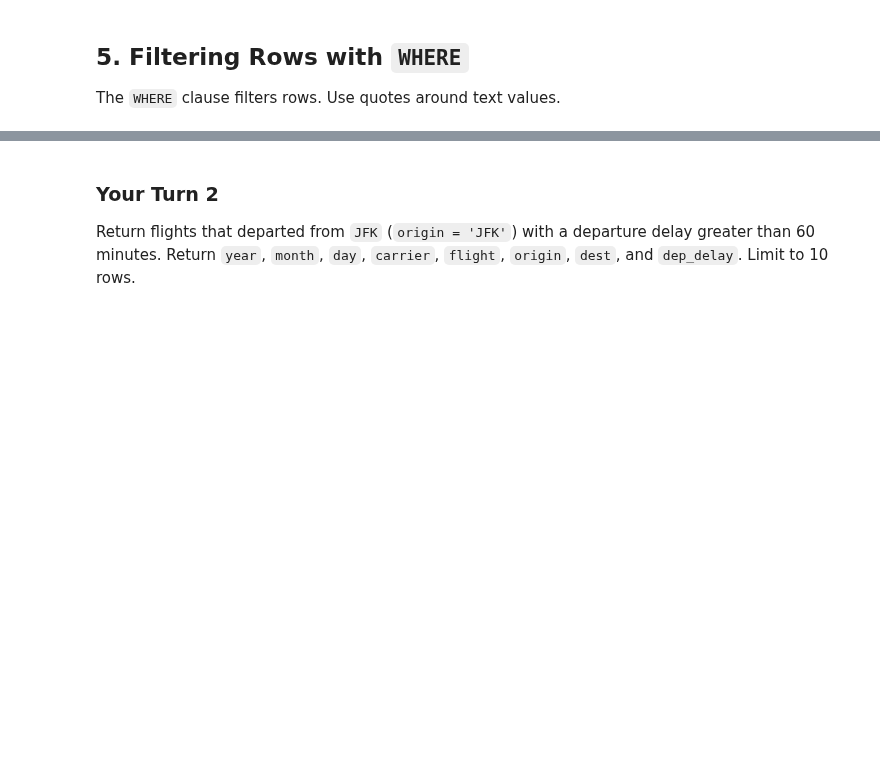
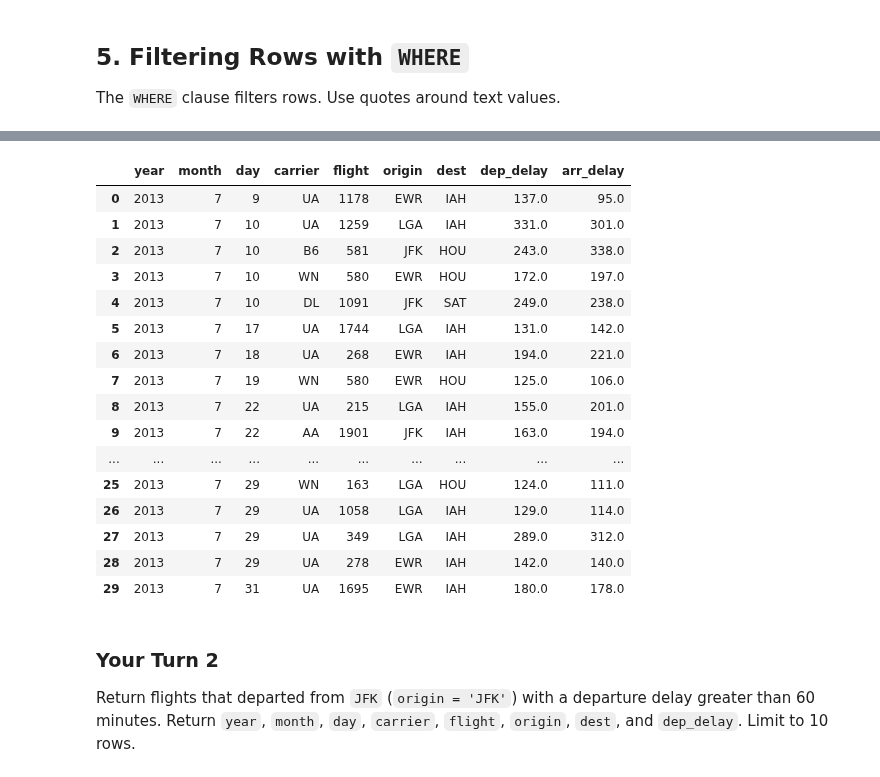
Before and after one commit to DuzyCzerwony/ban6003-week-09-10-sql-abt-template, a Jupyter notebook: notebooks/module9_neon_sql_fundamentals_guided_lab.ipynb, the cells around one changed output, grey strips where cells are left out. Saved outputs shown, nothing was run; the diff lists cells and outputs as text; code cells hidden in the pictures; blank space fills up the shorter version.

```diff
--- a/notebooks/module9_neon_sql_fundamentals_guided_lab.ipynb
+++ b/notebooks/module9_neon_sql_fundamentals_guided_lab.ipynb
@@ -140,0 +186,9 @@ run_query(query, engine)
+# %%
+query = """
+SELECT year, month, day, carrier, flight, origin, dest, dep_delay, arr_delay
+FROM flights
+ORDER BY year ASC
+LIMIT 15;
+"""
+# The SELECT command with specific columns displays only those columns specified.
+run_query(query, engine)
@@ -164,0 +267,9 @@ run_query(query, engine)
+# %%
+query = """
+SELECT year, month, day, carrier, flight, origin, dest, dep_delay
+FROM flights
+WHERE dep_delay >= 120
+LIMIT 15;
+"""
+
+run_query(query, engine)
@@ -184,3 +342,33 @@ run_query(query, engine)
+# %%
+#This is an experiment mixing things up!
+
+query = """
+SELECT year, month, day, carrier, flight, origin, dest, dep_delay, arr_delay
+FROM flights
+WHERE dest IN ('IAH', 'HOU', 'SAT')
+  AND dep_delay >= 120
+LIMIT 30;
+"""
+
+run_query(query, engine)
+# %% [output]
+|  | year | month | day | carrier | flight | origin | dest | dep_delay | arr_delay |
+| 0 | 2013 | 7 | 9 | UA | 1178 | EWR | IAH | 137.0 | 95.0 |
+| 1 | 2013 | 7 | 10 | UA | 1259 | LGA | IAH | 331.0 | 301.0 |
+| 2 | 2013 | 7 | 10 | B6 | 581 | JFK | HOU | 243.0 | 338.0 |
+| 3 | 2013 | 7 | 10 | WN | 580 | EWR | HOU | 172.0 | 197.0 |
+| 4 | 2013 | 7 | 10 | DL | 1091 | JFK | SAT | 249.0 | 238.0 |
+| 5 | 2013 | 7 | 17 | UA | 1744 | LGA | IAH | 131.0 | 142.0 |
+| 6 | 2013 | 7 | 18 | UA | 268 | EWR | IAH | 194.0 | 221.0 |
+| 7 | 2013 | 7 | 19 | WN | 580 | EWR | HOU | 125.0 | 106.0 |
+| 8 | 2013 | 7 | 22 | UA | 215 | LGA | IAH | 155.0 | 201.0 |
+| 9 | 2013 | 7 | 22 | AA | 1901 | JFK | IAH | 163.0 | 194.0 |
+| ... | ... | ... | ... | ... | ... | ... | ... | ... | ... |
+| 25 | 2013 | 7 | 29 | WN | 163 | LGA | HOU | 124.0 | 111.0 |
+| 26 | 2013 | 7 | 29 | UA | 1058 | LGA | IAH | 129.0 | 114.0 |
+| 27 | 2013 | 7 | 29 | UA | 349 | LGA | IAH | 289.0 | 312.0 |
+| 28 | 2013 | 7 | 29 | UA | 278 | EWR | IAH | 142.0 | 140.0 |
+| 29 | 2013 | 7 | 31 | UA | 1695 | EWR | IAH | 180.0 | 178.0 |
 # %% [markdown]
 ### Your Turn 2
 
```
Also changed, not shown: parts of 44 cells of this notebook, 2 other files.
